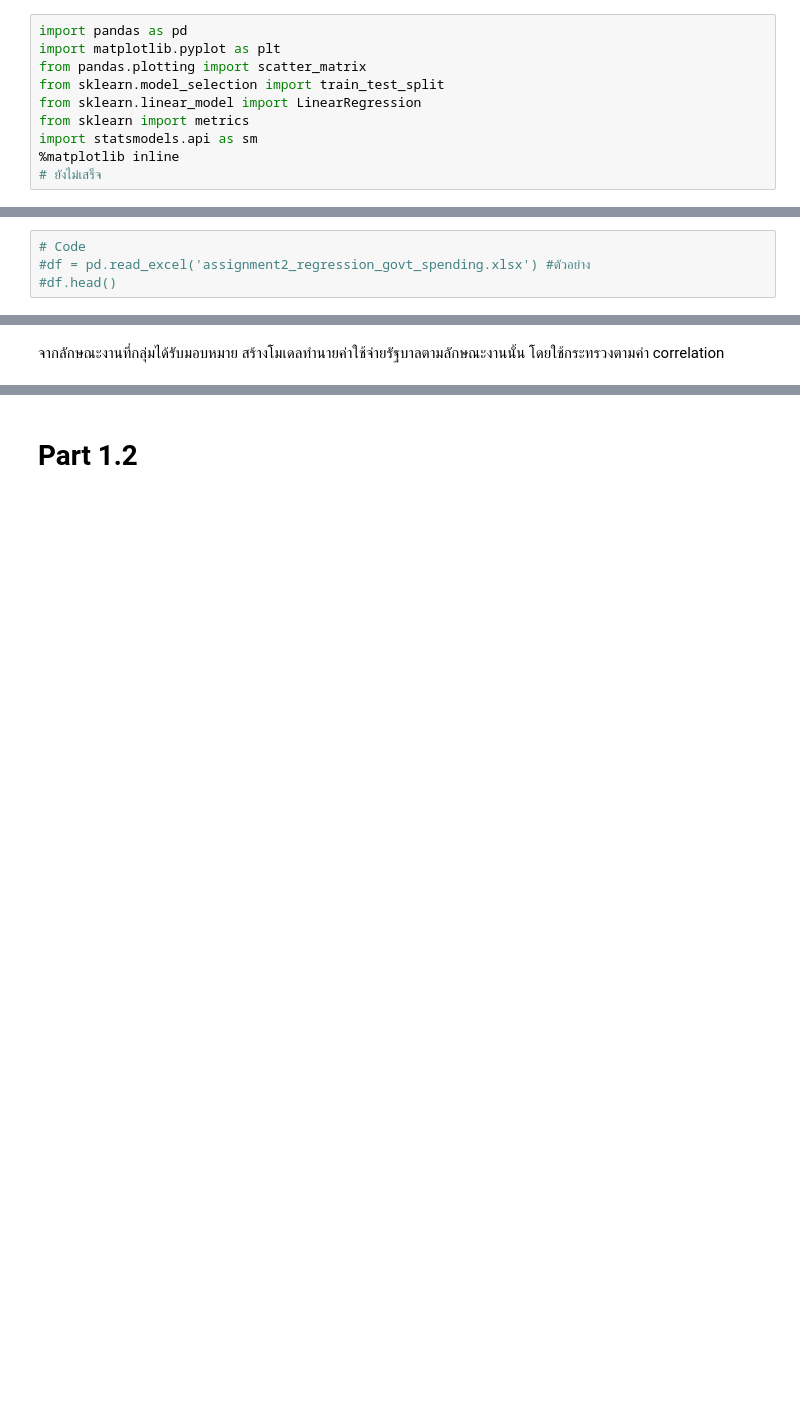
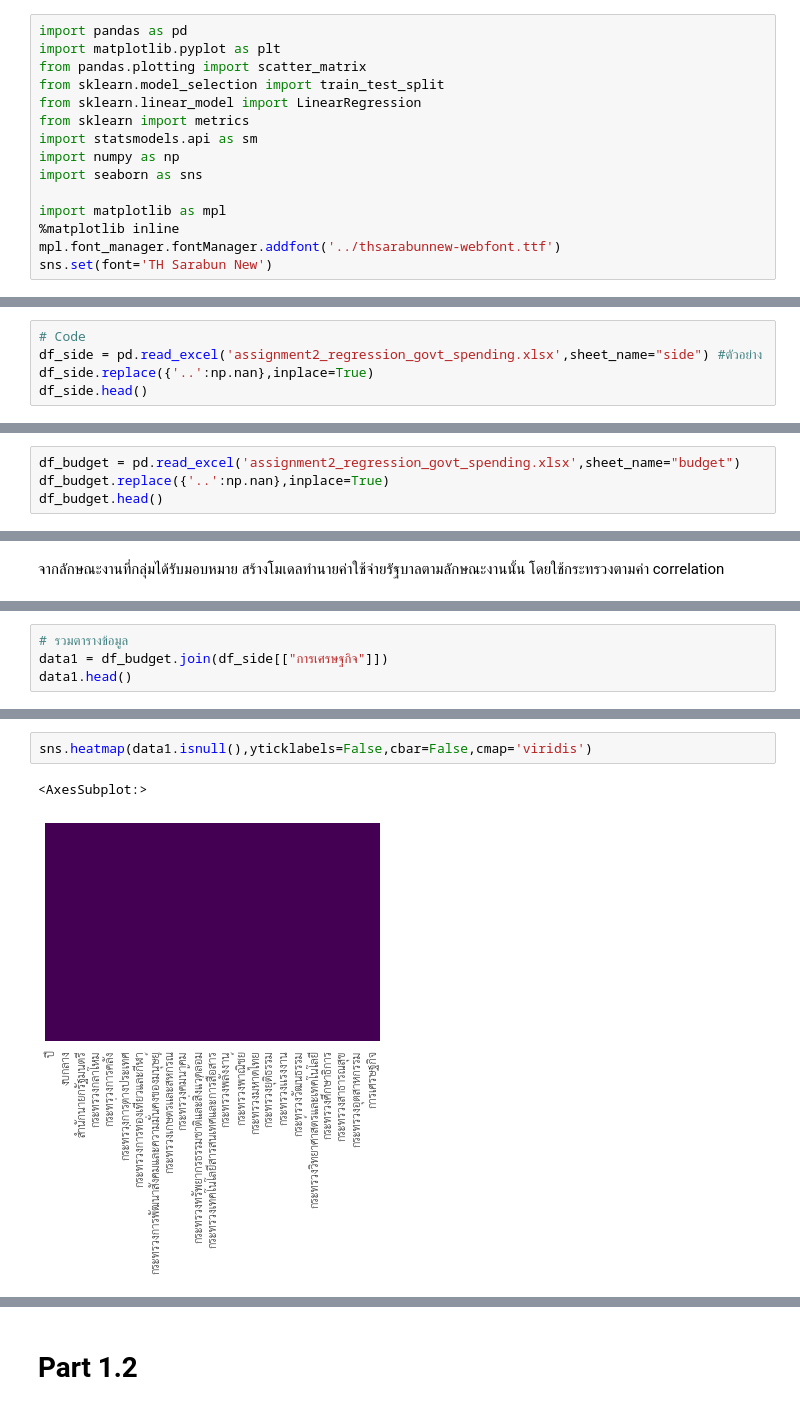
Before and after one commit to pant411/Assignment2_Stat_pp, a Jupyter notebook: part-regression/regression_analysis.ipynb, the cells around one changed output, grey strips where cells are left out. Cells and saved outputs as stored; diff of their text form; blank space fills up the shorter version.

```diff
--- a/part-regression/regression_analysis.ipynb
+++ b/part-regression/regression_analysis.ipynb
@@ -11,11 +12,17 @@ from sklearn.model_selection import train_test_split
 from sklearn.linear_model import LinearRegression
 from sklearn import metrics
 import statsmodels.api as sm
+import numpy as np
+import seaborn as sns
+
+import matplotlib as mpl
 %matplotlib inline
-# ยังไม่เสร็จ
+mpl.font_manager.fontManager.addfont('../thsarabunnew-webfont.ttf')
+sns.set(font='TH Sarabun New')
 # %% [markdown]
 # Import Data
 # %%
 # Code
-#df = pd.read_excel('assignment2_regression_govt_spending.xlsx') #ตัวอย่าง
-#df.head()
+df_side = pd.read_excel('assignment2_regression_govt_spending.xlsx',sheet_name="side") #ตัวอย่าง
+df_side.replace({'..':np.nan},inplace=True)
+df_side.head()
@@ -21,0 +36,4 @@ import statsmodels.api as sm
+# %%
+df_budget = pd.read_excel('assignment2_regression_govt_spending.xlsx',sheet_name="budget")
+df_budget.replace({'..':np.nan},inplace=True)
+df_budget.head()
@@ -31,0 +56,4 @@ import statsmodels.api as sm
+# %%
+# รวมตารางข้อมูล
+data1 = df_budget.join(df_side[["การเศรษฐกิจ"]])
+data1.head()
@@ -31,0 +68,5 @@ import statsmodels.api as sm
+# %%
+sns.heatmap(data1.isnull(),yticklabels=False,cbar=False,cmap='viridis')
+# %% [output]
+<AxesSubplot:>
+[figure, added]
```
Also changed, not shown: parts of 47 cells of this notebook, 1 other file.
